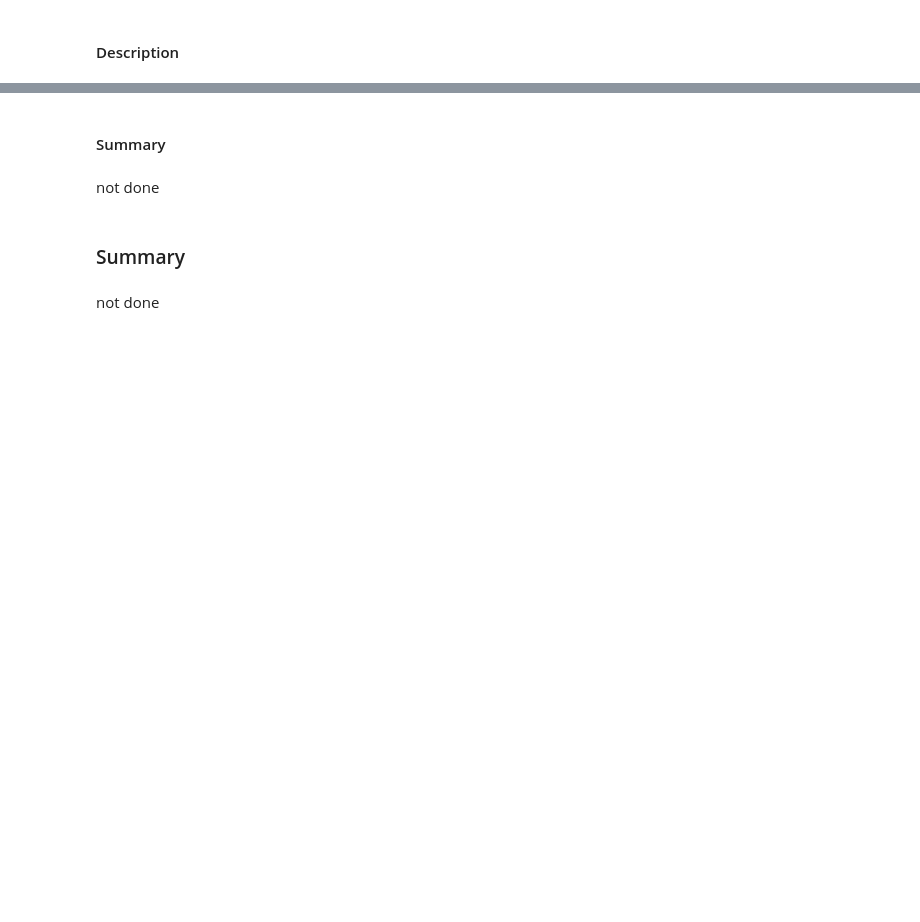
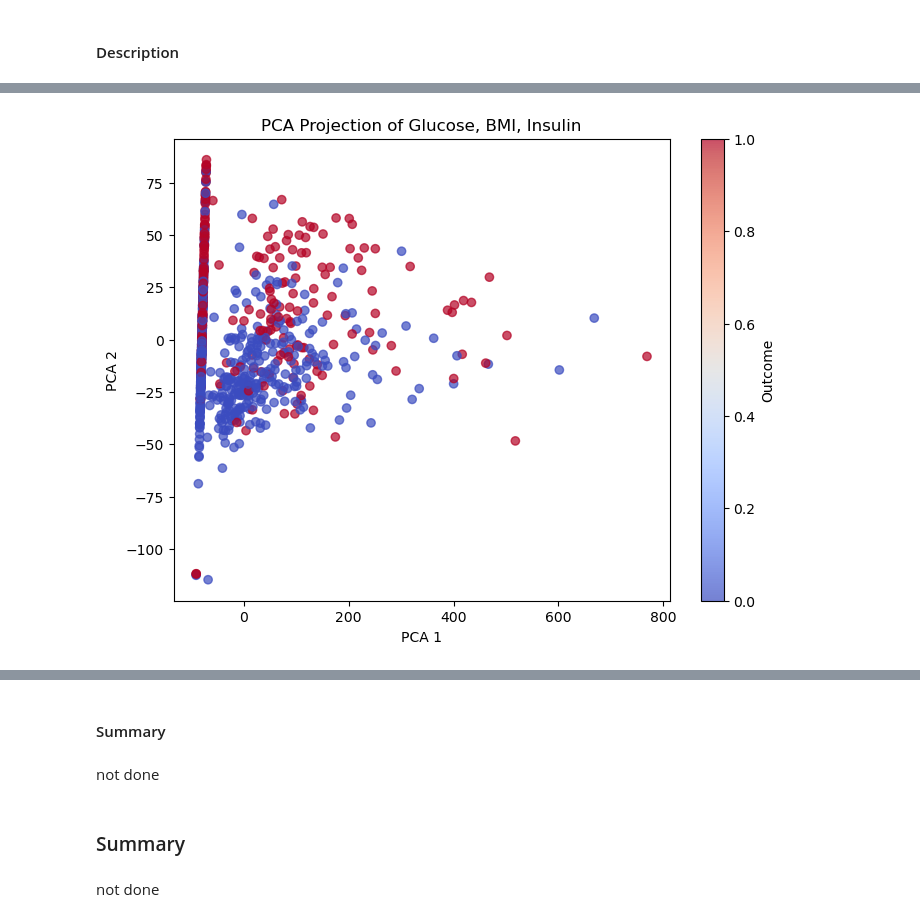
Before and after one commit to NguyenToanThang-kotaru/MachineLearningBasic_teamPJ, a Jupyter notebook: lab4/pima-indians-diabetes-20250920T154126Z-1-001/pima-indians-diabetes/multivariate.ipynb, the cells around one changed output, grey strips where cells are left out. Drawn from its saved outputs; the diff is of its cells as text; code cells hidden in the pictures; blank space fills up the shorter version.

```diff
--- a/lab4/pima-indians-diabetes-20250920T154126Z-1-001/pima-indians-diabetes/multivariate.ipynb
+++ b/lab4/pima-indians-diabetes-20250920T154126Z-1-001/pima-indians-diabetes/multivariate.ipynb
@@ -90,0 +84,59 @@ not done
+# %%
+import matplotlib.pyplot as plt
+# from mpl_toolkits.mplot3d import Axes3D  # needed for 3D plots
+import seaborn as sns
+from sklearn.decomposition import PCA
+
+# assume your dataframe is called df
+# predictors
+X = df[['Glucose', 'BMI', 'Insulin']]
+y = df['Outcome']
+
+pca = PCA(n_components=2)
+X_pca = pca.fit_transform(X)
+
+plt.figure(figsize=(8,6))
+plt.scatter(X_pca[:,0], X_pca[:,1], c=y, cmap='coolwarm', alpha=0.7)
+plt.xlabel('PCA 1')
+plt.ylabel('PCA 2')
+plt.title('PCA Projection of Glucose, BMI, Insulin')
+plt.colorbar(label='Outcome')
+plt.show()
+# x = df['Glucose']
+# y = df['BMI']
+# z1 = df['Insulin']
+# z2 = df['Age']
+# target = df['Outcome']  # 0 = no diabetes, 1 = diabetes
+
+# # 3D scatter: Glucose, BMI, Insulin
+# fig = plt.figure(figsize=(8,6))
+# ax = fig.add_subplot(111, projection='3d')
+# scatter = ax.scatter(x, y, z1, c=target, cmap='coolwarm', alpha=0.7)
+
+# ax.set_xlabel('Glucose')
+# ax.set_ylabel('BMI')
+# ax.set_zlabel('Insulin')
+# ax.set_title('3D Scatter: Glucose, BMI, Insulin vs Outcome')
+
+# # add legend for outcome
+# legend = ax.legend(*scatter.legend_elements(), title="Outcome")
+# ax.add_artist(legend)
+
+# plt.show()
+
+# # 3D scatter: Glucose, BMI, Age
+# fig = plt.figure(figsize=(8,6))
+# ax = fig.add_subplot(111, projection='3d')
+# scatter = ax.scatter(x, y, z2, c=target, cmap='coolwarm', alpha=0.7)
+
+# ax.set_xlabel('Glucose')
+# ax.set_ylabel('BMI')
+# ax.set_zlabel('Age')
+# ax.set_title('3D Scatter: Glucose, BMI, Age vs Outcome')
+
+# legend = ax.legend(*scatter.legend_elements(), title="Outcome")
+# ax.add_artist(legend)
+
+# plt.show()
+# %% [output]
+[figure, added]
```
Also changed, not shown: parts of 25 cells of this notebook.
